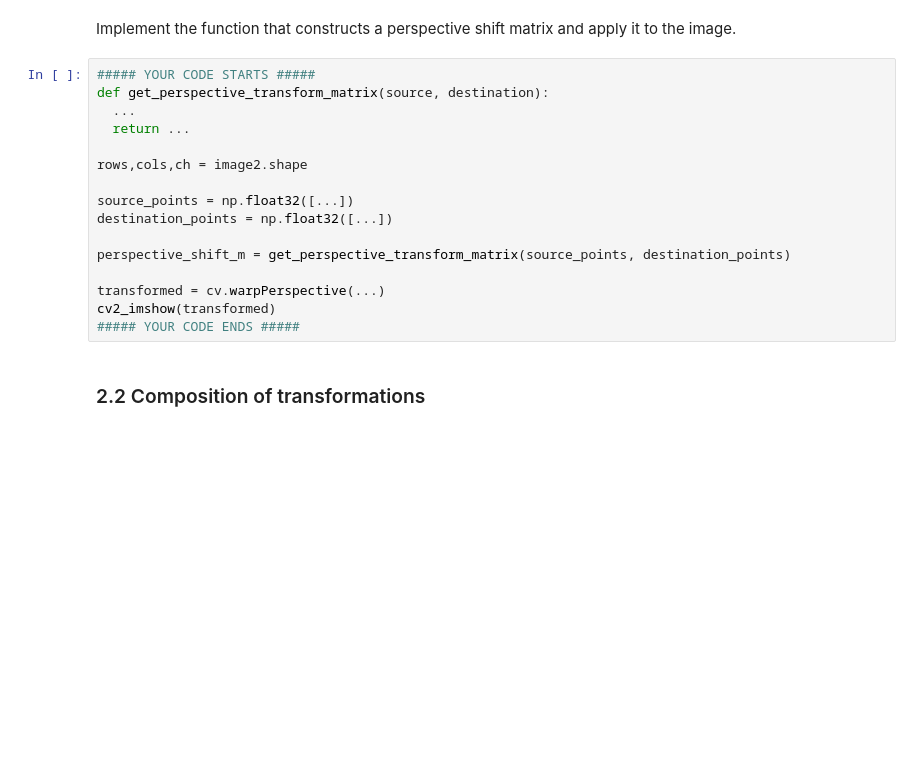
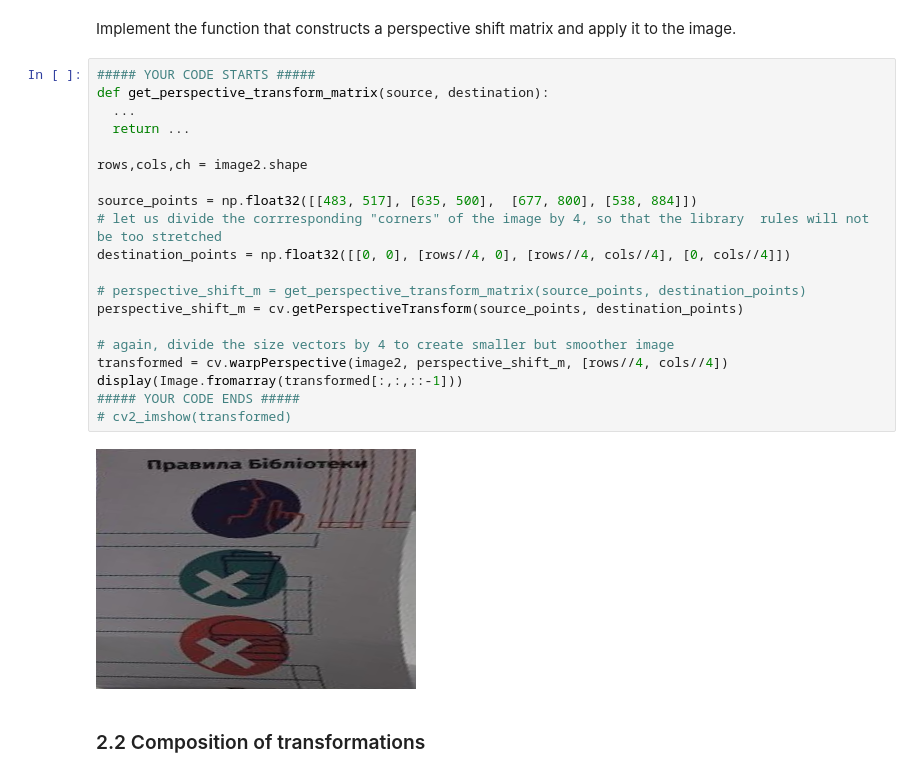
Before and after one commit to Siromanec/la-lab1-mutel_muzychuk_ivanov, a Jupyter notebook: Ivanov_Mutel_Muzychuk_LA_Lab_1.ipynb, the cells around one changed output. Cells and saved outputs as stored; diff of their text form; blank space fills up the shorter version.

Commit message:
done explanations for the 2.1 Perspective Shift

```diff
--- a/Ivanov_Mutel_Muzychuk_LA_Lab_1.ipynb
+++ b/Ivanov_Mutel_Muzychuk_LA_Lab_1.ipynb
@@ -550,19 +646,25 @@ Implement the function that constructs a perspective shift matrix and apply it t
 # %%
 ##### YOUR CODE STARTS #####
 def get_perspective_transform_matrix(source, destination):
   ...
   return ...
 
 rows,cols,ch = image2.shape
 
-source_points = np.float32([...])
-destination_points = np.float32([...])
+source_points = np.float32([[483, 517], [635, 500],  [677, 800], [538, 884]])
+# let us divide the corrresponding "corners" of the image by 4, so that the library  rules will not be too stretched
+destination_points = np.float32([[0, 0], [rows//4, 0], [rows//4, cols//4], [0, cols//4]])
 
-perspective_shift_m = get_perspective_transform_matrix(source_points, destination_points)
+# perspective_shift_m = get_perspective_transform_matrix(source_points, destination_points)
+perspective_shift_m = cv.getPerspectiveTransform(source_points, destination_points)
 
-transformed = cv.warpPerspective(...)
-cv2_imshow(transformed)
+# again, divide the size vectors by 4 to create smaller but smoother image
+transformed = cv.warpPerspective(image2, perspective_shift_m, [rows//4, cols//4])
+display(Image.fromarray(transformed[:,:,::-1]))
 ##### YOUR CODE ENDS #####
+# cv2_imshow(transformed)
+# %% [output]
+[figure, added]
 # %% [markdown]
 ### 2.2 Composition of transformations
 # %% [markdown]
```
Also changed, not shown: parts of 6 cells of this notebook.
